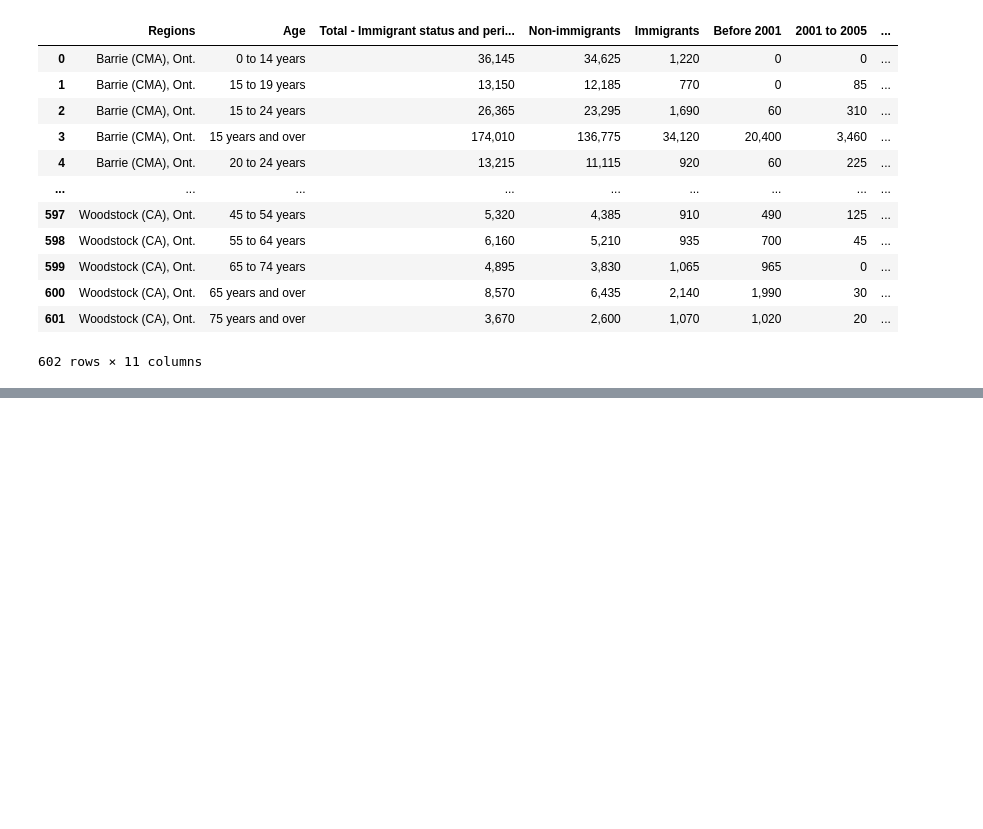
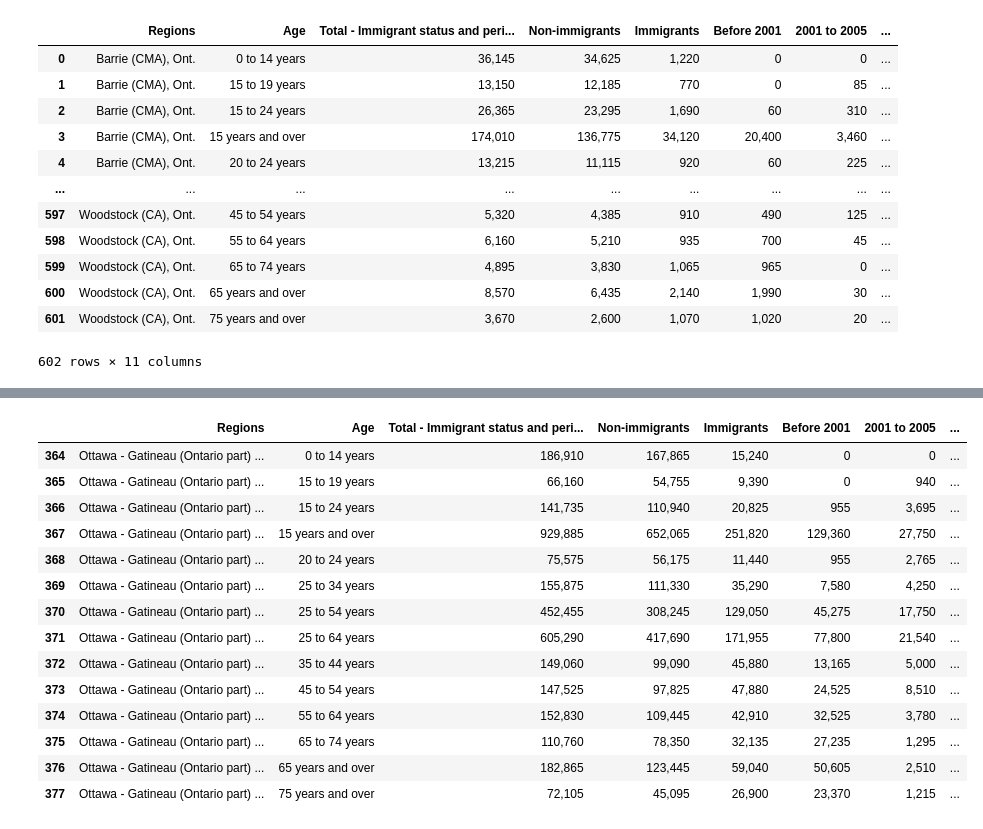
Before and after one commit to pgajjar13/EDA-Project-One-Group-6, a Jupyter notebook: Age_group.ipynb, the cells around one changed output, grey strips where cells are left out. Saved outputs shown, nothing was run; the diff lists cells and outputs as text; code cells hidden in the pictures; blank space fills up the shorter version.

```diff
--- a/Age_group.ipynb
+++ b/Age_group.ipynb
@@ -271,0 +284,19 @@ Text(0.5, 1.0, 'Immigrants by age in Toronto ')
+# %%
+df6 = df3[df3['Regions'].str.contains('Ottawa') == True]
+df6
+# %% [output]
+|  | Regions | Age | Total - Immigrant status and peri... | Non-immigrants | Immigrants | Before 2001 | 2001 to 2005 | ... |
+| 364 | Ottawa - Gatineau (Ontario part) ... | 0 to 14 years | 186,910 | 167,865 | 15,240 | 0 | 0 | ... |
+| 365 | Ottawa - Gatineau (Ontario part) ... | 15 to 19 years | 66,160 | 54,755 | 9,390 | 0 | 940 | ... |
+| 366 | Ottawa - Gatineau (Ontario part) ... | 15 to 24 years | 141,735 | 110,940 | 20,825 | 955 | 3,695 | ... |
+| 367 | Ottawa - Gatineau (Ontario part) ... | 15 years and over | 929,885 | 652,065 | 251,820 | 129,360 | 27,750 | ... |
+| 368 | Ottawa - Gatineau (Ontario part) ... | 20 to 24 years | 75,575 | 56,175 | 11,440 | 955 | 2,765 | ... |
+| 369 | Ottawa - Gatineau (Ontario part) ... | 25 to 34 years | 155,875 | 111,330 | 35,290 | 7,580 | 4,250 | ... |
+| 370 | Ottawa - Gatineau (Ontario part) ... | 25 to 54 years | 452,455 | 308,245 | 129,050 | 45,275 | 17,750 | ... |
+| 371 | Ottawa - Gatineau (Ontario part) ... | 25 to 64 years | 605,290 | 417,690 | 171,955 | 77,800 | 21,540 | ... |
+| 372 | Ottawa - Gatineau (Ontario part) ... | 35 to 44 years | 149,060 | 99,090 | 45,880 | 13,165 | 5,000 | ... |
+| 373 | Ottawa - Gatineau (Ontario part) ... | 45 to 54 years | 147,525 | 97,825 | 47,880 | 24,525 | 8,510 | ... |
+| 374 | Ottawa - Gatineau (Ontario part) ... | 55 to 64 years | 152,830 | 109,445 | 42,910 | 32,525 | 3,780 | ... |
+| 375 | Ottawa - Gatineau (Ontario part) ... | 65 to 74 years | 110,760 | 78,350 | 32,135 | 27,235 | 1,295 | ... |
+| 376 | Ottawa - Gatineau (Ontario part) ... | 65 years and over | 182,865 | 123,445 | 59,040 | 50,605 | 2,510 | ... |
+| 377 | Ottawa - Gatineau (Ontario part) ... | 75 years and over | 72,105 | 45,095 | 26,900 | 23,370 | 1,215 | ... |
```
Also changed, not shown: parts of 11 cells of this notebook.
